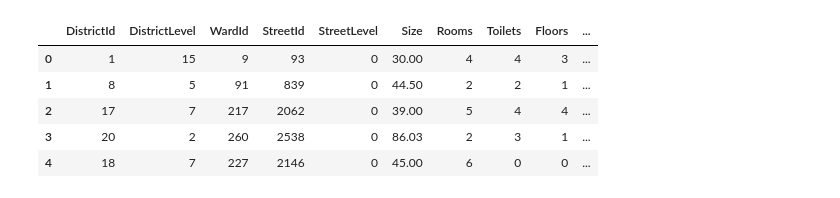
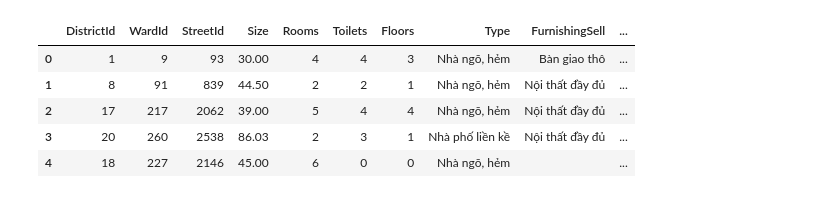
Before and after one commit to NND24/realEstatePredict, a Jupyter notebook: nhaTotPredict/nhaO/DuDoanNhaO.ipynb, the cells around one changed output. Drawn from its saved outputs; the diff is of its cells as text; code cells hidden in the pictures.

Commit message:
update code to predict by level

```diff
--- a/nhaTotPredict/nhaO/DuDoanNhaO.ipynb
+++ b/nhaTotPredict/nhaO/DuDoanNhaO.ipynb
@@ -3620,8 +3630,7 @@ df1['DistrictId'] = df1['district'].apply(convert_district_to_districtId)
 # Thay thế np.nan bằng 0, sau đó chuyển cột thành kiểu int
 df1['DistrictId'] = df1['DistrictId'].fillna(0).astype(int)
 
-df1['DistrictLevel'] = df1['DistrictId'].apply(map_district_level)
-df1['DistrictLevel'] = df1['DistrictLevel'].fillna(0).astype(int)
+df1 = df1.query('DistrictId != 0')
 
 # Áp dụng hàm để chuyển đổi ward thành wardId
 df1['WardId'] = df1.apply(lambda row: convert_ward_to_wardId(row['ward'], row['DistrictId']), axis=1)
@@ -3629,18 +3638,16 @@ df1['WardId'] = df1.apply(lambda row: convert_ward_to_wardId(row['ward'], row['D
 # Chuyển đổi thành kiểu số nguyên nếu cần
 df1['WardId'] = df1['WardId'].fillna(0).astype(int)
 
-df1['street'] = df1['street'].str.strip()
+df1 = df1.query('WardId != 0')
 
 # Áp dụng hàm để chuyển đổi street thành streetId
+df1['street'] = df1['street'].str.strip()
 df1['StreetId'] = df1.apply(lambda row: convert_street_to_streetId(row['street'], row['WardId']), axis=1)
 
 # Chuyển đổi thành kiểu số nguyên nếu cần
 df1['StreetId'] = df1['StreetId'].fillna(0).astype(int)
 
-df1['StreetLevel'] = df1['StreetId'].apply(map_street_level)
-df1['StreetLevel'] = df1['StreetLevel'].fillna(0).astype(int)
-
-df1 = df1.query('DistrictId != 0 and WardId != 0 and StreetId != 0')
+df1 = df1.query('StreetId != 0')
 
 # Drop rows where price is "Giá thỏa thuận"
 df1 = df1[df1['price'] != "Giá thỏa thuận"]
@@ -3705,39 +3712,39 @@ df1['Toilets'] = df1['toilets']
 df1['Floors'] = df1['floors']
 df1['Type'] = df1['house_type']
 df1['FurnishingSell'] = df1['furnishing_sell']
 df1['Characteristics'] = df1['pty_characteristics']
 df1['Urgent'] = df1['title'].apply(lambda x: 1 if 'gấp' in x.lower() or 'ngộp' in x.lower() else 0).astype(int)
 df1['Price'] = df1['price']
 
 df1.drop(columns=['pty_characteristics'], inplace=True)
 df1.drop(columns=['ward'], inplace=True)
 df1.drop(columns=['district'], inplace=True)
 df1.drop(columns=['street'], inplace=True)
 df1.drop(columns=['furnishing_sell'], inplace=True)
 df1.drop(columns=['rooms'], inplace=True)
 df1.drop(columns=['toilets'], inplace=True)
 df1.drop(columns=['floors'], inplace=True)
 df1.drop(columns=['size'], inplace=True)
 df1.drop(columns=['price'], inplace=True)
 df1.drop(columns=['house_type'], inplace=True)
 df1.drop(columns=['price_m2'], inplace=True)
 df1.drop(columns=['property_legal_document'], inplace=True)
 df1.drop(columns=['direction'], inplace=True)
 df1.drop(columns=['width'], inplace=True)
 df1.drop(columns=['length'], inplace=True)
 df1.drop(columns=['living_size'], inplace=True)
 df1.drop(columns=['province'], inplace=True)
 df1.drop(columns=['title'], inplace=True)
 
 # Display the updated DataFrame
 df1.head()
 # %% [output]
-|  | DistrictId | DistrictLevel | WardId | StreetId | StreetLevel | Size | Rooms | Toilets | Floors | ... |
-| 0 | 1 | 15 | 9 | 93 | 0 | 30.00 | 4 | 4 | 3 | ... |
-| 1 | 8 | 5 | 91 | 839 | 0 | 44.50 | 2 | 2 | 1 | ... |
-| 2 | 17 | 7 | 217 | 2062 | 0 | 39.00 | 5 | 4 | 4 | ... |
-| 3 | 20 | 2 | 260 | 2538 | 0 | 86.03 | 2 | 3 | 1 | ... |
-| 4 | 18 | 7 | 227 | 2146 | 0 | 45.00 | 6 | 0 | 0 | ... |
+|  | DistrictId | WardId | StreetId | Size | Rooms | Toilets | Floors | Type | FurnishingSell | ... |
+| 0 | 1 | 9 | 93 | 30.00 | 4 | 4 | 3 | Nhà ngõ, hẻm | Bàn giao thô | ... |
+| 1 | 8 | 91 | 839 | 44.50 | 2 | 2 | 1 | Nhà ngõ, hẻm | Nội thất đầy đủ | ... |
+| 2 | 17 | 217 | 2062 | 39.00 | 5 | 4 | 4 | Nhà ngõ, hẻm | Nội thất đầy đủ | ... |
+| 3 | 20 | 260 | 2538 | 86.03 | 2 | 3 | 1 | Nhà phố liền kề | Nội thất đầy đủ | ... |
+| 4 | 18 | 227 | 2146 | 45.00 | 6 | 0 | 0 | Nhà ngõ, hẻm |  | ... |
 # %%
 # Kiểm tra giá trị thiếu
 print(df1.isnull().sum())
```
Also changed, not shown: parts of 11 cells of this notebook, 17 other files.
